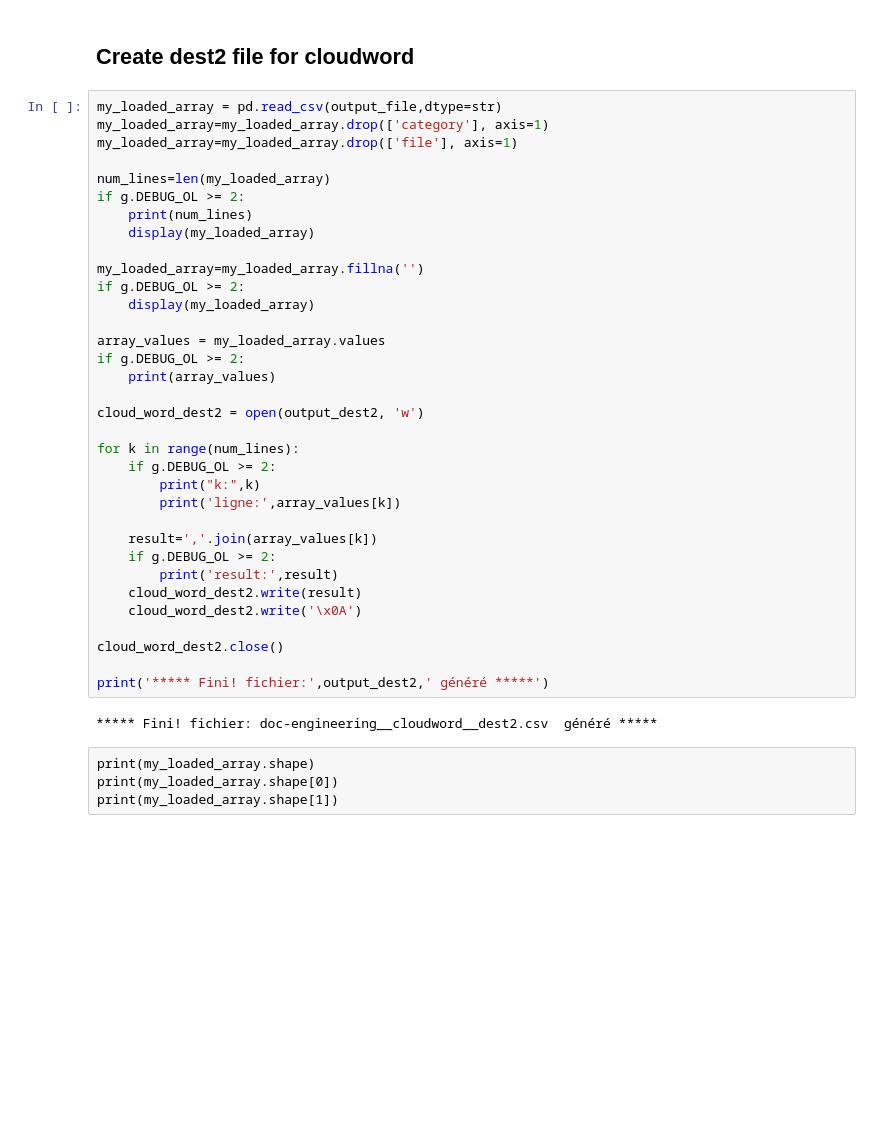
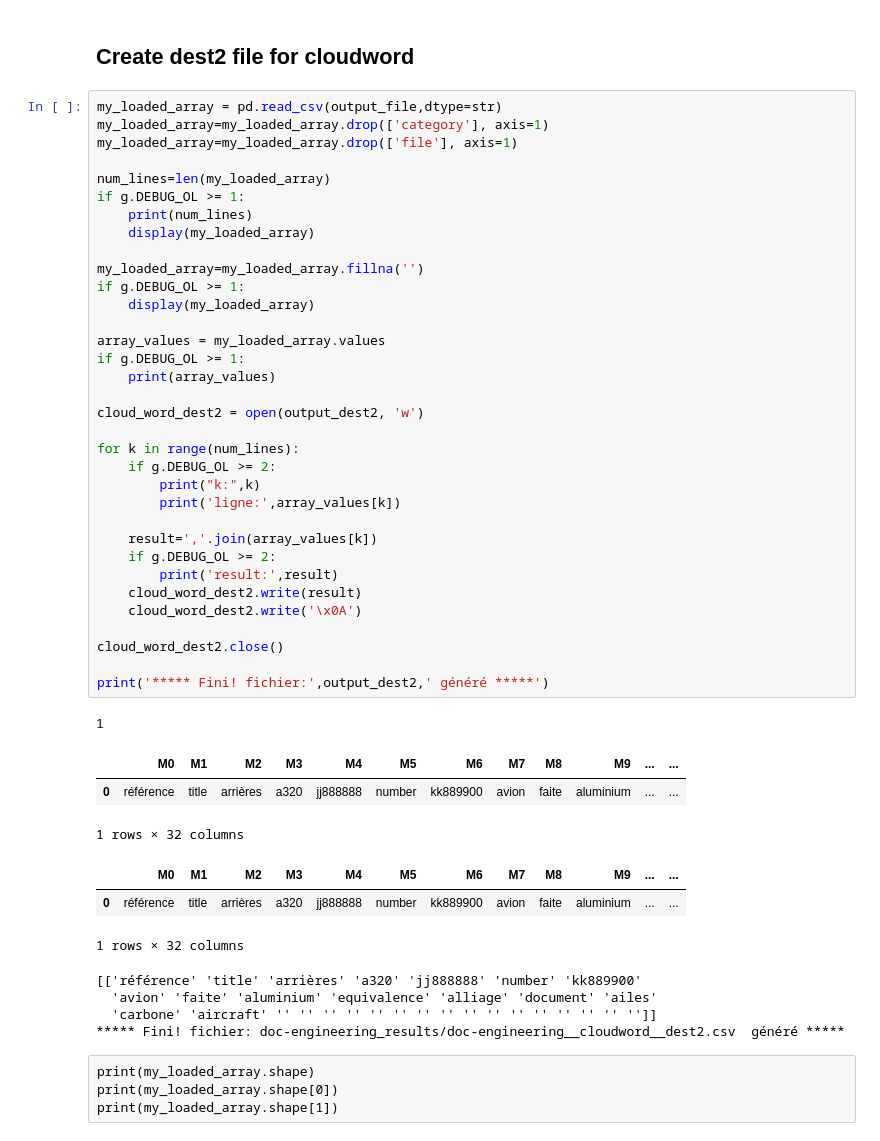
Before and after one commit to oliboub/tika2, a Jupyter notebook: jupyter_files/01_tika_for_wordcloud_lvl2_V2_step2.ipynb, the cells around one changed output. Saved outputs shown, nothing was run; the diff lists cells and outputs as text; blank space fills up the shorter version.

```diff
--- a/jupyter_files/01_tika_for_wordcloud_lvl2_V2_step2.ipynb
+++ b/jupyter_files/01_tika_for_wordcloud_lvl2_V2_step2.ipynb
@@ -128,37 +132,47 @@ my_loaded_array = pd.read_csv(output_file,dtype=str)
 my_loaded_array=my_loaded_array.drop(['category'], axis=1)
 my_loaded_array=my_loaded_array.drop(['file'], axis=1)
 
 num_lines=len(my_loaded_array)
-if g.DEBUG_OL >= 2:
+if g.DEBUG_OL >= 1:
     print(num_lines)
     display(my_loaded_array)
 
 my_loaded_array=my_loaded_array.fillna('')
-if g.DEBUG_OL >= 2:
+if g.DEBUG_OL >= 1:
     display(my_loaded_array)
 
 array_values = my_loaded_array.values
-if g.DEBUG_OL >= 2:
+if g.DEBUG_OL >= 1:
     print(array_values)
 
 cloud_word_dest2 = open(output_dest2, 'w')
 
 for k in range(num_lines):
     if g.DEBUG_OL >= 2:
         print("k:",k)
         print('ligne:',array_values[k])
 
     result=','.join(array_values[k])
     if g.DEBUG_OL >= 2:
         print('result:',result)
     cloud_word_dest2.write(result)
     cloud_word_dest2.write('\x0A')
 
 cloud_word_dest2.close()
 
 print('***** Fini! fichier:',output_dest2,' généré *****')
 # %% [output]
-***** Fini! fichier: doc-engineering__cloudword__dest2.csv  généré *****
+1
+|  | M0 | M1 | M2 | M3 | M4 | M5 | M6 | M7 | M8 | M9 | ... | ... |
+| 0 | référence | title | arrières | a320 | jj888888 | number | kk889900 | avion | faite | aluminium | ... | ... |
+1 rows × 32 columns
+|  | M0 | M1 | M2 | M3 | M4 | M5 | M6 | M7 | M8 | M9 | ... | ... |
+| 0 | référence | title | arrières | a320 | jj888888 | number | kk889900 | avion | faite | aluminium | ... | ... |
+1 rows × 32 columns
+[['référence' 'title' 'arrières' 'a320' 'jj888888' 'number' 'kk889900'
+  'avion' 'faite' 'aluminium' 'equivalence' 'alliage' 'document' 'ailes'
+  'carbone' 'aircraft' '' '' '' '' '' '' '' '' '' '' '' '' '' '' '' '']]
+***** Fini! fichier: doc-engineering_results/doc-engineering__cloudword__dest2.csv  généré *****
 # %% [raw]
 print(my_loaded_array.shape)
 print(my_loaded_array.shape[0])
```
Also changed, not shown: parts of 5 cells of this notebook, 7 other files.
